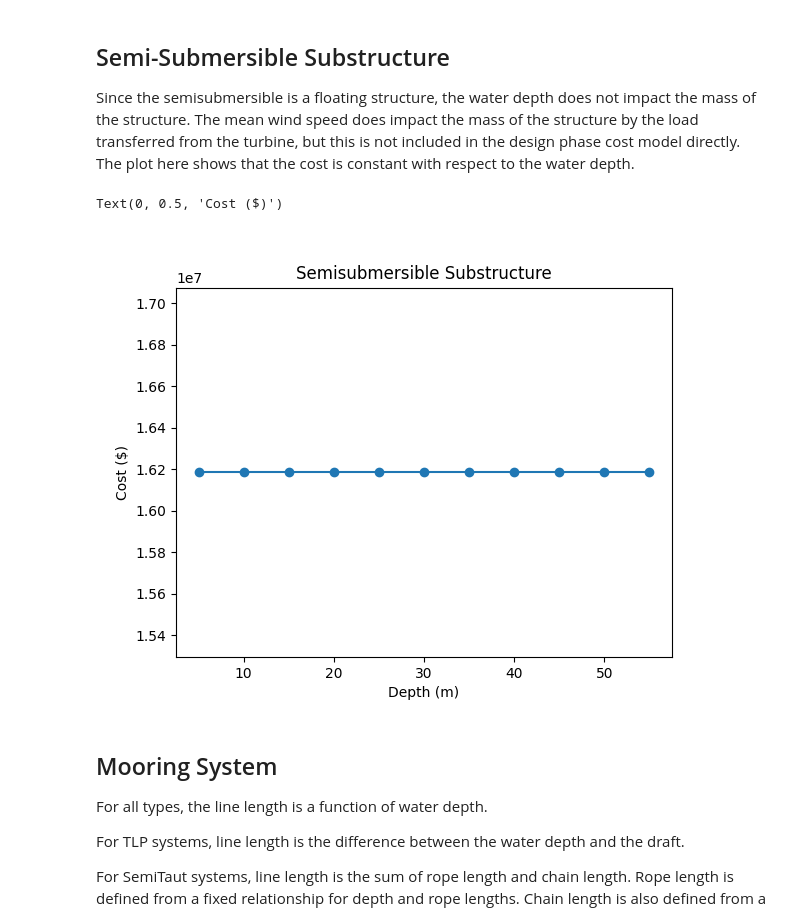
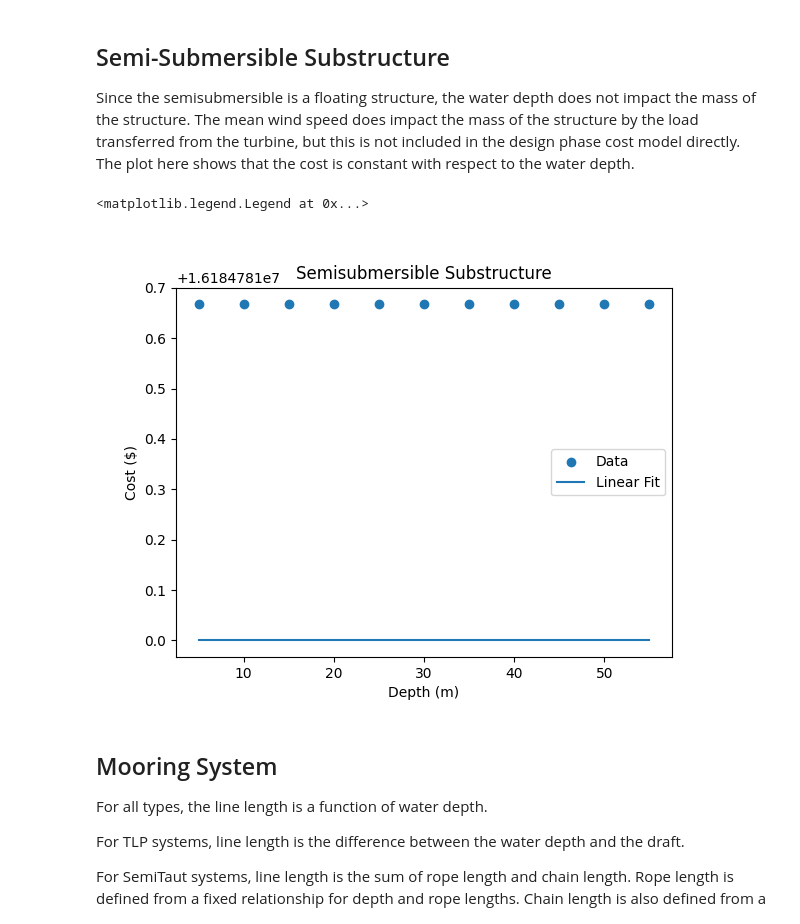
Before and after one commit to WISDEM/ORBIT, a Jupyter notebook: examples/cost_curves.ipynb, the cells around one changed output. Drawn from its saved outputs; the diff is of its cells as text; code cells hidden in the pictures.

```diff
--- a/examples/cost_curves.ipynb
+++ b/examples/cost_curves.ipynb
@@ -213,36 +379,30 @@ The mean wind speed does impact the mass of the structure by the load transferre
 turbine, but this is not included in the design phase cost model directly.
 The plot here shows that the cost is constant with respect to the water depth.
 # %%
-config = deepcopy(base_config)
-config["design_phases"] = ["SemiSubmersibleDesign"]
-parameters = {
-    "site.depth": DEPTHS,
-}
-results = {
-    "substructure_unit_cost": lambda run: run.design_results["substructure"]["unit_cost"],
-}
-parametric = ParametricManager(config, parameters, results, product=True)
-parametric.run()
+cost_function = CostFunction(
+    add_config={"design_phases": ["SemiSubmersibleDesign"]},
+    parameters={
+        "site.depth": DEPTHS,
+    },
+    results={
+        "substructure_unit_cost": lambda run: run.design_results["substructure"]["unit_cost"],
+    }
+)
+cost_function.run()
 
-x = parametric.results["site.depth"]
-z = parametric.results["substructure_unit_cost"]
-
-curve = linear_1d(x, z)
+cost_function.linear_1d()
 
 fig = plt.figure()
 ax = fig.add_subplot()
 ax.set_title("Semisubmersible Substructure")
-
-# Plot the ORBIT data
-ax.scatter(x, z)
-
-# Plot the curve
-ax.plot(x, curve)
 ax.set_xlabel("Depth (m)")
 ax.set_ylabel("Cost ($)")
+cost_function.plot(ax, plot_data=True)
+cost_function.plot(ax, plot_curves=["linear_1d"])
+ax.legend()
 # %% [output]
-Text(0, 0.5, 'Cost ($)')
+<matplotlib.legend.Legend at 0x...>
-[figure, old version]
+[figure, new version]
 # %% [markdown]
 ## Mooring System
 
```
Also changed, not shown: parts of 14 cells of this notebook.
